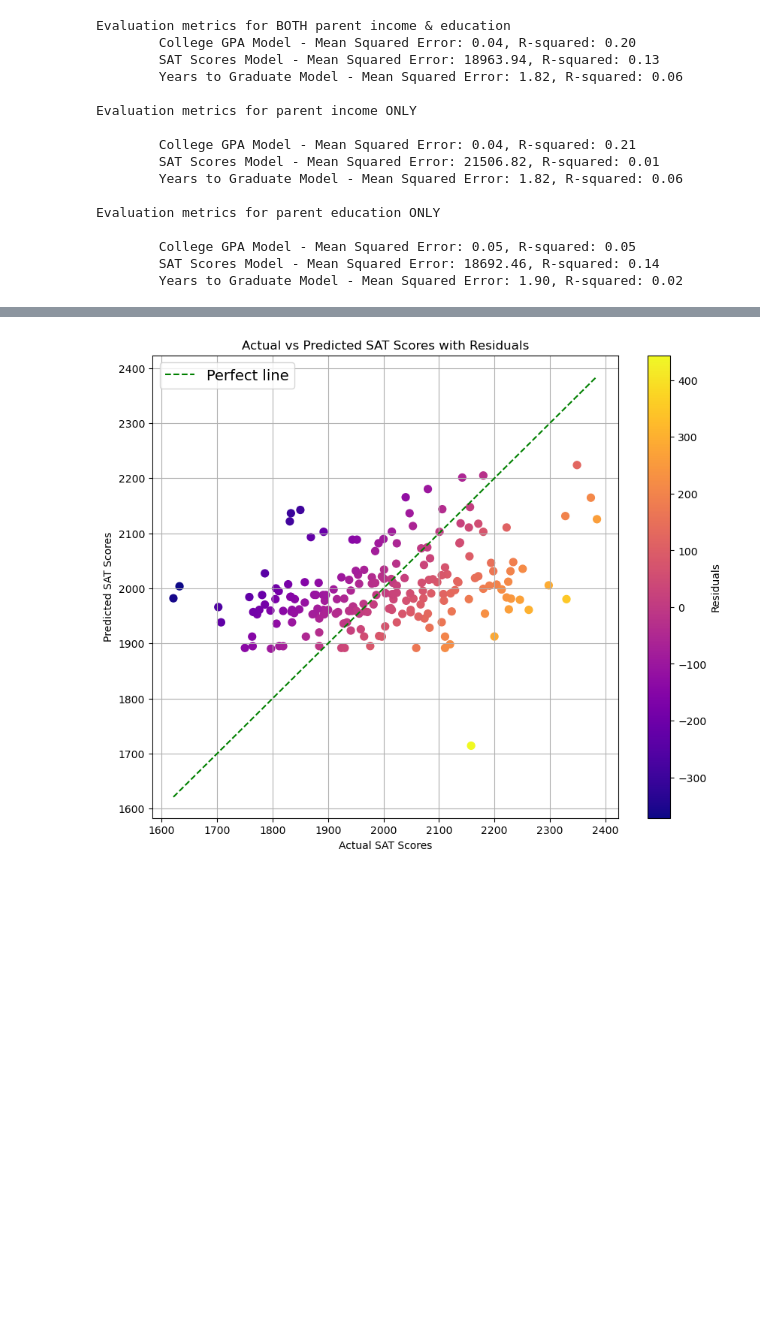
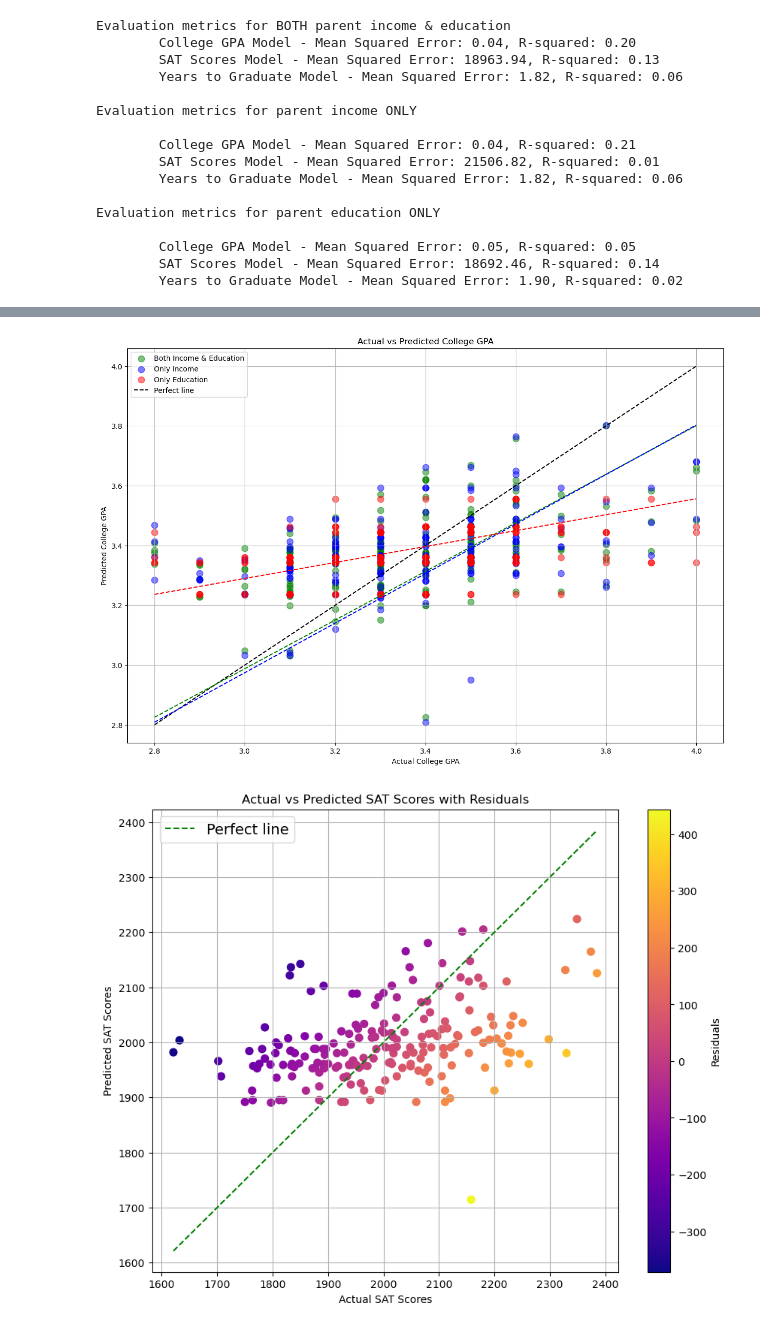
Before and after one commit to owhygithub/DataWranglingProject, a Jupyter notebook: project.ipynb, the cells around one changed output, grey strips where cells are left out. Cells and saved outputs as stored; diff of their text form; code cells hidden in the pictures; blank space fills up the shorter version.

Commit message:
lines visualization
changed lines for models

```diff
--- a/project.ipynb
+++ b/project.ipynb
@@ -795,3 +749,77 @@ plt.show()
+# %%
+point_size = 80
+marker = "o"
+transparent = 0.5
+
+plt.figure(figsize=(15, 10))
+
+plt.scatter(
+    y_test_gpa,
+    y_pred_gpa,
+    color="green",
+    s=point_size,
+    marker=marker,
+    alpha=transparent,
+    label="Both Income & Education",
+)
+
+plt.scatter(
+    y_test_gpa,
+    y_pred_gpa_income,
+    color="blue",
+    s=point_size,
+    marker=marker,
+    alpha=transparent,
+    label="Only Income",
+)
+
+plt.scatter(
+    y_test_gpa,
+    y_pred_gpa_edu,
+    color="red",
+    s=point_size,
+    marker=marker,
+    alpha=transparent,
+    label="Only Education",
+)
+
+plt.plot(
+    [min(y_test_gpa), max(y_test_gpa)],
+    [min(y_test_gpa), max(y_test_gpa)],
+    color="black",
+    linestyle="--",
+    label = "Perfect line"
+)
+
+plt.plot(
+    [min(y_test_gpa), max(y_test_gpa)],
+    [min(y_pred_gpa), max(y_pred_gpa)],
+    color="green",
+    linestyle="--",
+)
+
+plt.plot(
+    [min(y_test_gpa), max(y_test_gpa)],
+    [min(y_pred_gpa_income), max(y_pred_gpa_income)],
+    color="blue",
+    linestyle="--",
+)
+
+plt.plot(
+    [min(y_test_gpa), max(y_test_gpa)],
+    [min(y_pred_gpa_edu), max(y_pred_gpa_edu)],
+    color="red",
+    linestyle="--",
+)
+
+plt.xlabel("Actual College GPA")
+plt.ylabel("Predicted College GPA")
+plt.title("Actual vs Predicted College GPA")
+plt.legend()
+plt.grid(True)
+plt.show()
+# %% [output]
+[figure, added]
 # %%
 # Plot for SAT Scores
 plt.figure(figsize=(10, 8))
```
Also changed, not shown: parts of 3 cells of this notebook.
